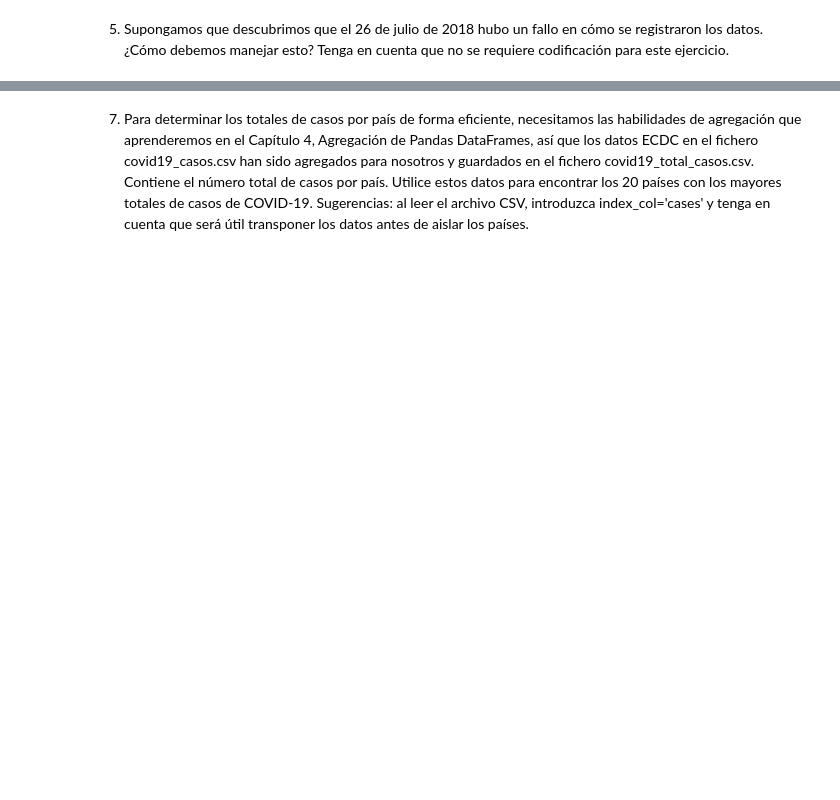
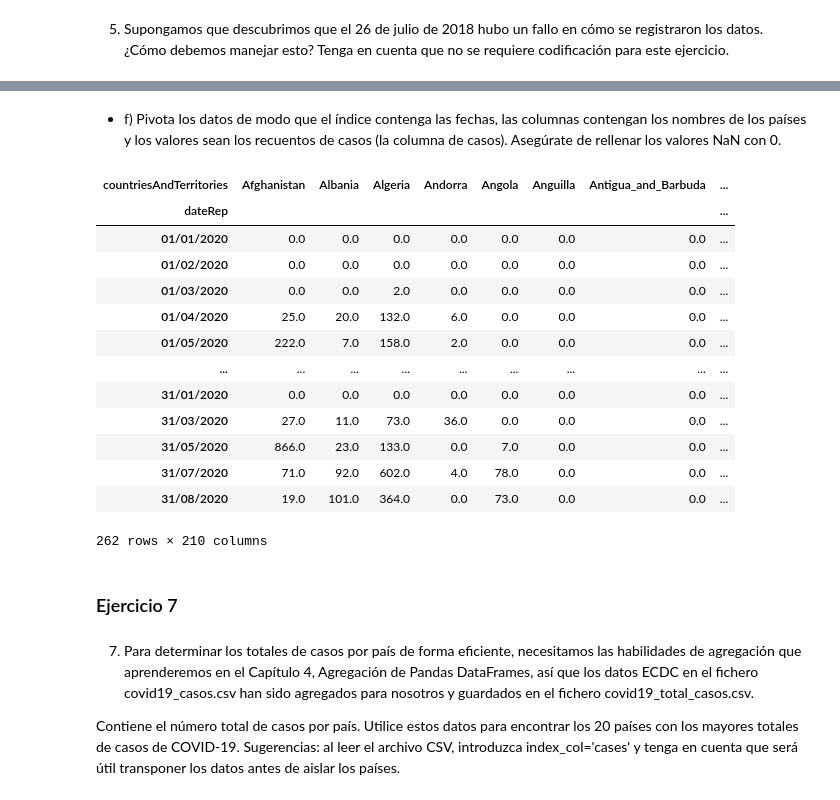
Before and after one commit to AmyGaarcia/DS_PT_09_2023, a Jupyter notebook: Data_Analysis/Analisis_de_datos/ch_03/ejercicios/ejercicio-hecho.ipynb, the cells around one changed output, grey strips where cells are left out. Saved outputs shown, nothing was run; the diff lists cells and outputs as text; code cells hidden in the pictures; blank space fills up the shorter version.

```diff
--- a/Data_Analysis/Analisis_de_datos/ch_03/ejercicios/ejercicio-hecho.ipynb
+++ b/Data_Analysis/Analisis_de_datos/ch_03/ejercicios/ejercicio-hecho.ipynb
@@ -26,2 +278,25 @@ Completa los siguientes ejercicios utilizando lo que hemos aprendido hasta y los
+# %% [markdown]
+- f) Pivota los datos de modo que el índice contenga las fechas, las columnas contengan los nombres de los países y los valores sean los recuentos de casos (la columna de casos). Asegúrate de rellenar los valores NaN con 0.
+# %%
+covid.pivot_table(index="dateRep",columns="countriesAndTerritories", values="cases",fill_value=0)
+# %% [output]
+| countriesAndTerritories | Afghanistan | Albania | Algeria | Andorra | Angola | Anguilla | Antigua_and_Barbuda | ... |
+| dateRep |  |  |  |  |  |  |  | ... |
+| 01/01/2020 | 0.0 | 0.0 | 0.0 | 0.0 | 0.0 | 0.0 | 0.0 | ... |
+| 01/02/2020 | 0.0 | 0.0 | 0.0 | 0.0 | 0.0 | 0.0 | 0.0 | ... |
+| 01/03/2020 | 0.0 | 0.0 | 2.0 | 0.0 | 0.0 | 0.0 | 0.0 | ... |
+| 01/04/2020 | 25.0 | 20.0 | 132.0 | 6.0 | 0.0 | 0.0 | 0.0 | ... |
+| 01/05/2020 | 222.0 | 7.0 | 158.0 | 2.0 | 0.0 | 0.0 | 0.0 | ... |
+| ... | ... | ... | ... | ... | ... | ... | ... | ... |
+| 31/01/2020 | 0.0 | 0.0 | 0.0 | 0.0 | 0.0 | 0.0 | 0.0 | ... |
+| 31/03/2020 | 27.0 | 11.0 | 73.0 | 36.0 | 0.0 | 0.0 | 0.0 | ... |
+| 31/05/2020 | 866.0 | 23.0 | 133.0 | 0.0 | 7.0 | 0.0 | 0.0 | ... |
+| 31/07/2020 | 71.0 | 92.0 | 602.0 | 4.0 | 78.0 | 0.0 | 0.0 | ... |
+| 31/08/2020 | 19.0 | 101.0 | 364.0 | 0.0 | 73.0 | 0.0 | 0.0 | ... |
+262 rows × 210 columns
+# %% [markdown]
+### Ejercicio 7
 # %% [markdown]
-7. Para determinar los totales de casos por país de forma eficiente, necesitamos las habilidades de agregación que aprenderemos en el Capítulo 4, Agregación de Pandas DataFrames, así que los datos ECDC en el fichero covid19_casos.csv han sido agregados para nosotros y guardados en el fichero covid19_total_casos.csv. Contiene el número total de casos por país. Utilice estos datos para encontrar los 20 países con los mayores totales de casos de COVID-19. Sugerencias: al leer el archivo CSV, introduzca index_col='cases' y tenga en cuenta que será útil transponer los datos antes de aislar los países.
+7. Para determinar los totales de casos por país de forma eficiente, necesitamos las habilidades de agregación que aprenderemos en el Capítulo 4, Agregación de Pandas DataFrames, así que los datos ECDC en el fichero covid19_casos.csv han sido agregados para nosotros y guardados en el fichero covid19_total_casos.csv.
+
+Contiene el número total de casos por país. Utilice estos datos para encontrar los 20 países con los mayores totales de casos de COVID-19. Sugerencias: al leer el archivo CSV, introduzca index_col='cases' y tenga en cuenta que será útil transponer los datos antes de aislar los países.
```
Also changed, not shown: parts of 54 cells of this notebook.
